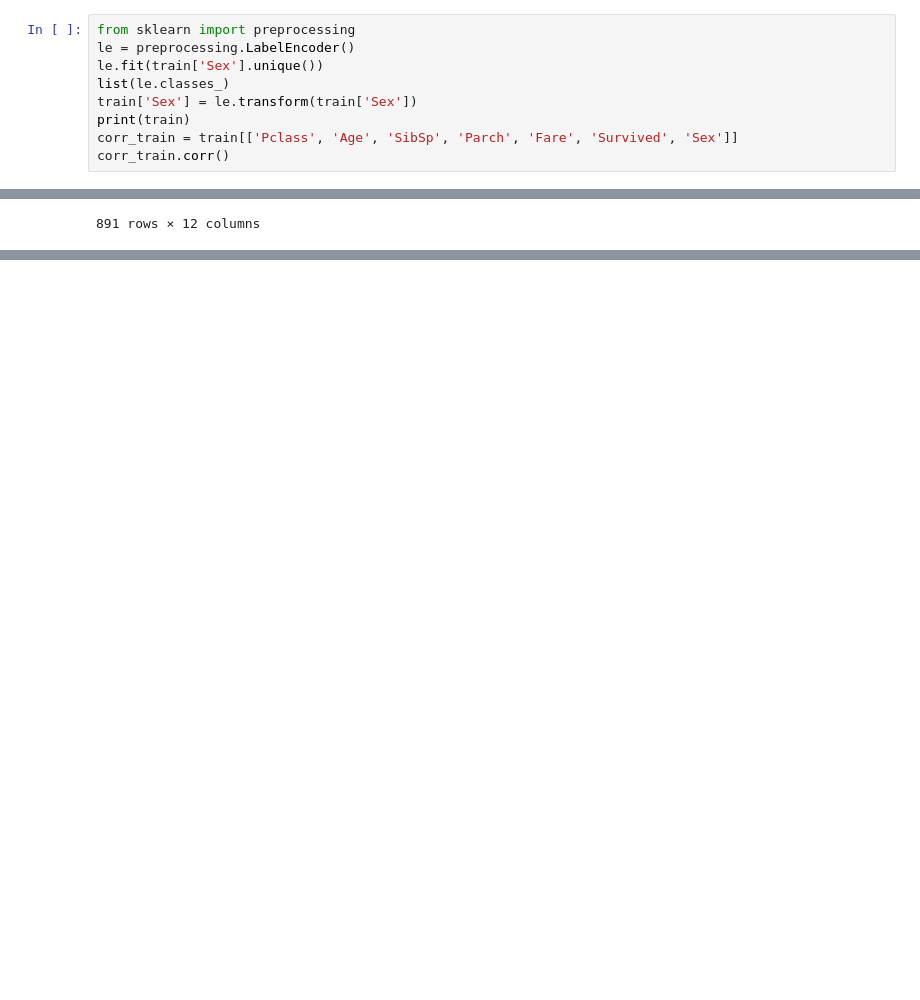
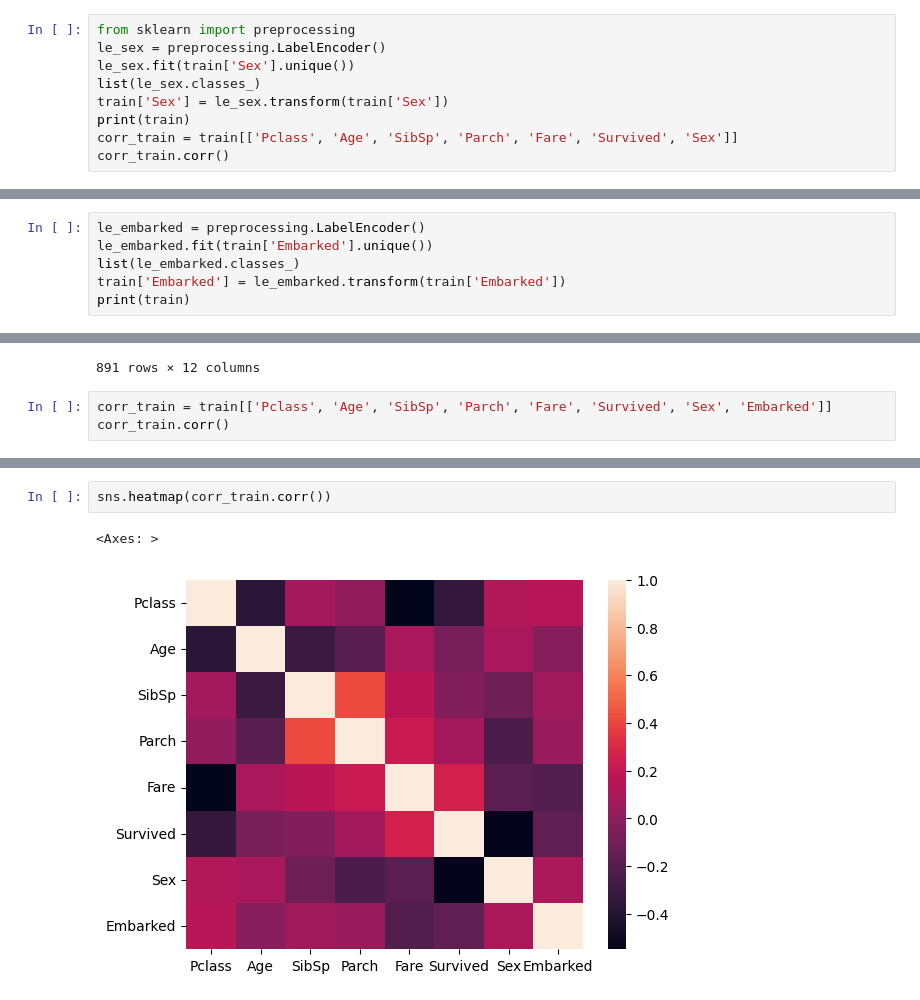
Before and after one commit to ArthurWuTW/kaggle-machine-learning, a Jupyter notebook: titanic_analysis.ipynb, the cells around one changed output, grey strips where cells are left out. Drawn from its saved outputs; the diff is of its cells as text; blank space fills up the shorter version.

Commit message:
add corr analysis

```diff
--- a/titanic_analysis.ipynb
+++ b/titanic_analysis.ipynb
@@ -244,10 +244,10 @@ train_sex_label_encoding
 891 rows × 13 columns
 # %%
 from sklearn import preprocessing
-le = preprocessing.LabelEncoder()
-le.fit(train['Sex'].unique())
-list(le.classes_)
-train['Sex'] = le.transform(train['Sex'])
+le_sex = preprocessing.LabelEncoder()
+le_sex.fit(train['Sex'].unique())
+list(le_sex.classes_)
+train['Sex'] = le_sex.transform(train['Sex'])
 print(train)
 corr_train = train[['Pclass', 'Age', 'SibSp', 'Parch', 'Fare', 'Survived', 'Sex']]
 corr_train.corr()
@@ -277,3 +277,9 @@ corr_train.corr()
 | Fare | -0.549500 | 0.096067 | 0.159651 | 0.216225 | 1.000000 | 0.257307 | -0.182333 |
 | Survived | -0.338481 | -0.077221 | -0.035322 | 0.081629 | 0.257307 | 1.000000 | -0.543351 |
 | Sex | 0.131900 | 0.093254 | -0.114631 | -0.245489 | -0.182333 | -0.543351 | 1.000000 |
+# %%
+le_embarked = preprocessing.LabelEncoder()
+le_embarked.fit(train['Embarked'].unique())
+list(le_embarked.classes_)
+train['Embarked'] = le_embarked.transform(train['Embarked'])
+print(train)
@@ -293,3 +317,6 @@ train
 | 889 | 890 | 1 | 1 | Behr, Mr. Karl Howell | 1 | 26.0 | 0 | 0 | 111369 | 30.0000 | ... |
 | 890 | 891 | 0 | 3 | Dooley, Mr. Patrick | 1 | 32.0 | 0 | 0 | 370376 | 7.7500 | ... |
 891 rows × 12 columns
+# %%
+corr_train = train[['Pclass', 'Age', 'SibSp', 'Parch', 'Fare', 'Survived', 'Sex', 'Embarked']]
+corr_train.corr()
@@ -295,0 +333,5 @@ train
+# %%
+sns.heatmap(corr_train.corr())
+# %% [output]
+<Axes: >
+[figure, added]
```
Also changed, not shown: parts of 2 cells of this notebook.
